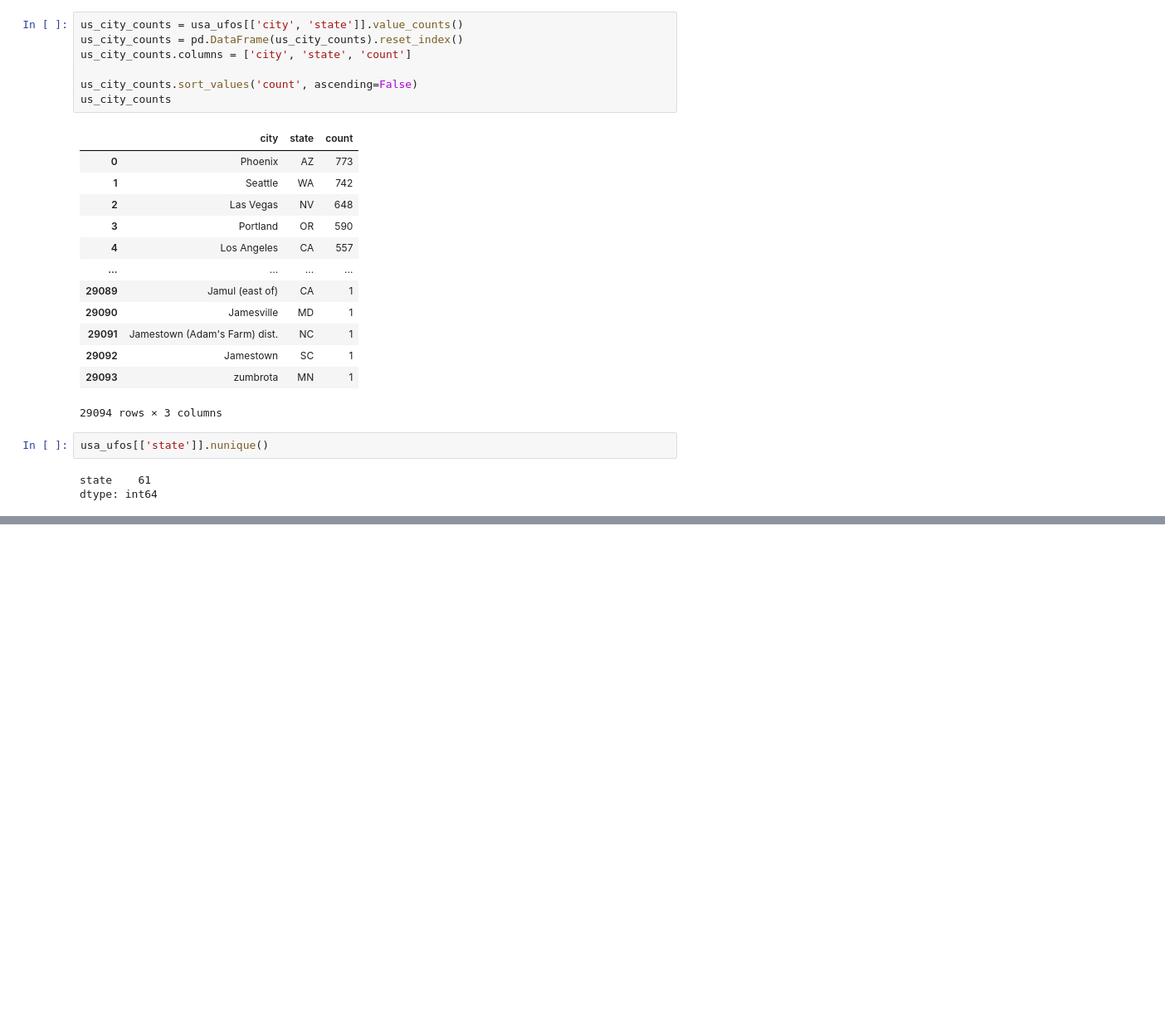
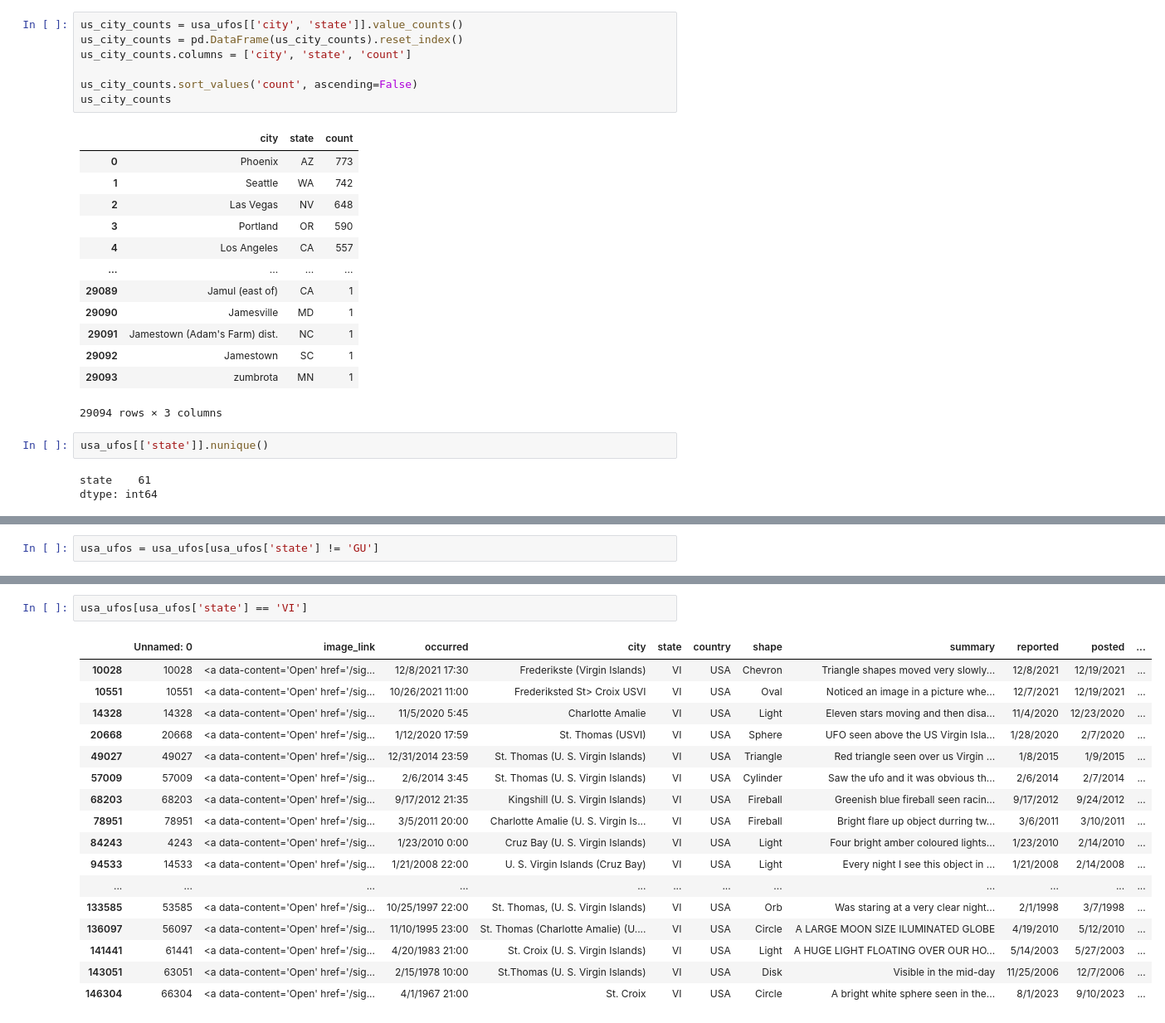
Before and after one commit to t-white-21/ufo-exploration, a Jupyter notebook: notebooks/ufo_sightings.ipynb, the cells around one changed output, grey strips where cells are left out. Shown: that part at 83% size. Drawn from its saved outputs; the diff is of its cells as text; blank space fills up the shorter version.

Commit message:
cleaning states

```diff
--- a/notebooks/ufo_sightings.ipynb
+++ b/notebooks/ufo_sightings.ipynb
@@ -91,0 +94,2 @@ Name: state, Length: 132522, dtype: object>
+# %%
+usa_ufos = usa_ufos[usa_ufos['state'] != 'GU']
@@ -91,0 +105,20 @@ Name: state, Length: 132522, dtype: object>
+# %%
+usa_ufos[usa_ufos['state'] == 'VI']
+# %% [output]
+|  | Unnamed: 0 | image_link | occurred | city | state | country | shape | summary | reported | posted | ... |
+| 10028 | 10028 | <a data-content='Open' href='/sig... | 12/8/2021 17:30 | Frederikste (Virgin Islands) | VI | USA | Chevron | Triangle shapes moved very slowly... | 12/8/2021 | 12/19/2021 | ... |
+| 10551 | 10551 | <a data-content='Open' href='/sig... | 10/26/2021 11:00 | Frederiksted St> Croix USVI | VI | USA | Oval | Noticed an image in a picture whe... | 12/7/2021 | 12/19/2021 | ... |
+| 14328 | 14328 | <a data-content='Open' href='/sig... | 11/5/2020 5:45 | Charlotte Amalie | VI | USA | Light | Eleven stars moving and then disa... | 11/4/2020 | 12/23/2020 | ... |
+| 20668 | 20668 | <a data-content='Open' href='/sig... | 1/12/2020 17:59 | St. Thomas (USVI) | VI | USA | Sphere | UFO seen above the US Virgin Isla... | 1/28/2020 | 2/7/2020 | ... |
+| 49027 | 49027 | <a data-content='Open' href='/sig... | 12/31/2014 23:59 | St. Thomas (U. S. Virgin Islands) | VI | USA | Triangle | Red triangle seen over us Virgin ... | 1/8/2015 | 1/9/2015 | ... |
+| 57009 | 57009 | <a data-content='Open' href='/sig... | 2/6/2014 3:45 | St. Thomas (U. S. Virgin Islands) | VI | USA | Cylinder | Saw the ufo and it was obvious th... | 2/6/2014 | 2/7/2014 | ... |
+| 68203 | 68203 | <a data-content='Open' href='/sig... | 9/17/2012 21:35 | Kingshill (U. S. Virgin Islands) | VI | USA | Fireball | Greenish blue fireball seen racin... | 9/17/2012 | 9/24/2012 | ... |
+| 78951 | 78951 | <a data-content='Open' href='/sig... | 3/5/2011 20:00 | Charlotte Amalie (U. S. Virgin Is... | VI | USA | Fireball | Bright flare up object durring tw... | 3/6/2011 | 3/10/2011 | ... |
+| 84243 | 4243 | <a data-content='Open' href='/sig... | 1/23/2010 0:00 | Cruz Bay (U. S. Virgin Islands) | VI | USA | Light | Four bright amber coloured lights... | 1/23/2010 | 2/14/2010 | ... |
+| 94533 | 14533 | <a data-content='Open' href='/sig... | 1/21/2008 22:00 | U. S. Virgin Islands (Cruz Bay) | VI | USA | Light | Every night I see this object in ... | 1/21/2008 | 2/14/2008 | ... |
+| ... | ... | ... | ... | ... | ... | ... | ... | ... | ... | ... | ... |
+| 133585 | 53585 | <a data-content='Open' href='/sig... | 10/25/1997 22:00 | St. Thomas, (U. S. Virgin Islands) | VI | USA | Orb | Was staring at a very clear night... | 2/1/1998 | 3/7/1998 | ... |
+| 136097 | 56097 | <a data-content='Open' href='/sig... | 11/10/1995 23:00 | St. Thomas (Charlotte Amalie) (U.... | VI | USA | Circle | A LARGE MOON SIZE ILUMINATED GLOBE | 4/19/2010 | 5/12/2010 | ... |
+| 141441 | 61441 | <a data-content='Open' href='/sig... | 4/20/1983 21:00 | St. Croix (U. S. Virgin Islands) | VI | USA | Light | A HUGE LIGHT FLOATING OVER OUR HO... | 5/14/2003 | 5/27/2003 | ... |
+| 143051 | 63051 | <a data-content='Open' href='/sig... | 2/15/1978 10:00 | St.Thomas (U. S. Virgin Islands) | VI | USA | Disk | Visible in the mid-day | 11/25/2006 | 12/7/2006 | ... |
+| 146304 | 66304 | <a data-content='Open' href='/sig... | 4/1/1967 21:00 | St. Croix | VI | USA | Circle | A bright white sphere seen in the... | 8/1/2023 | 9/10/2023 | ... |
```
Also changed, not shown: parts of 11 cells of this notebook.
